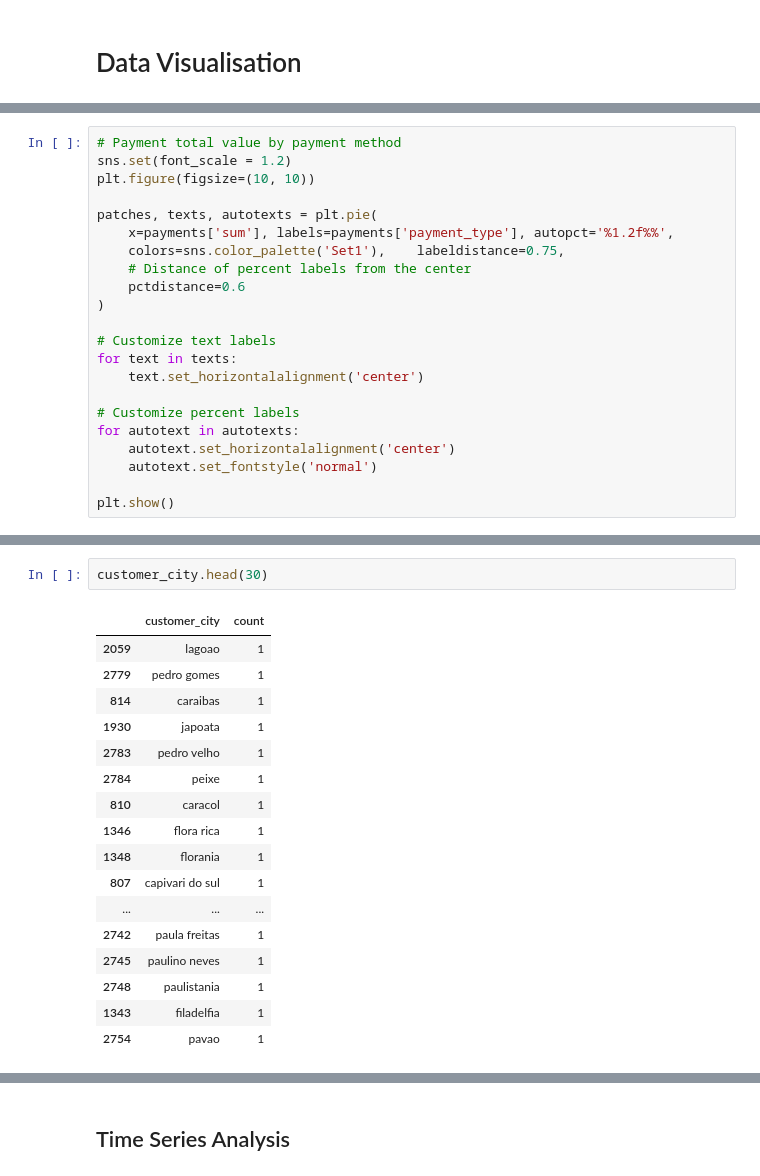
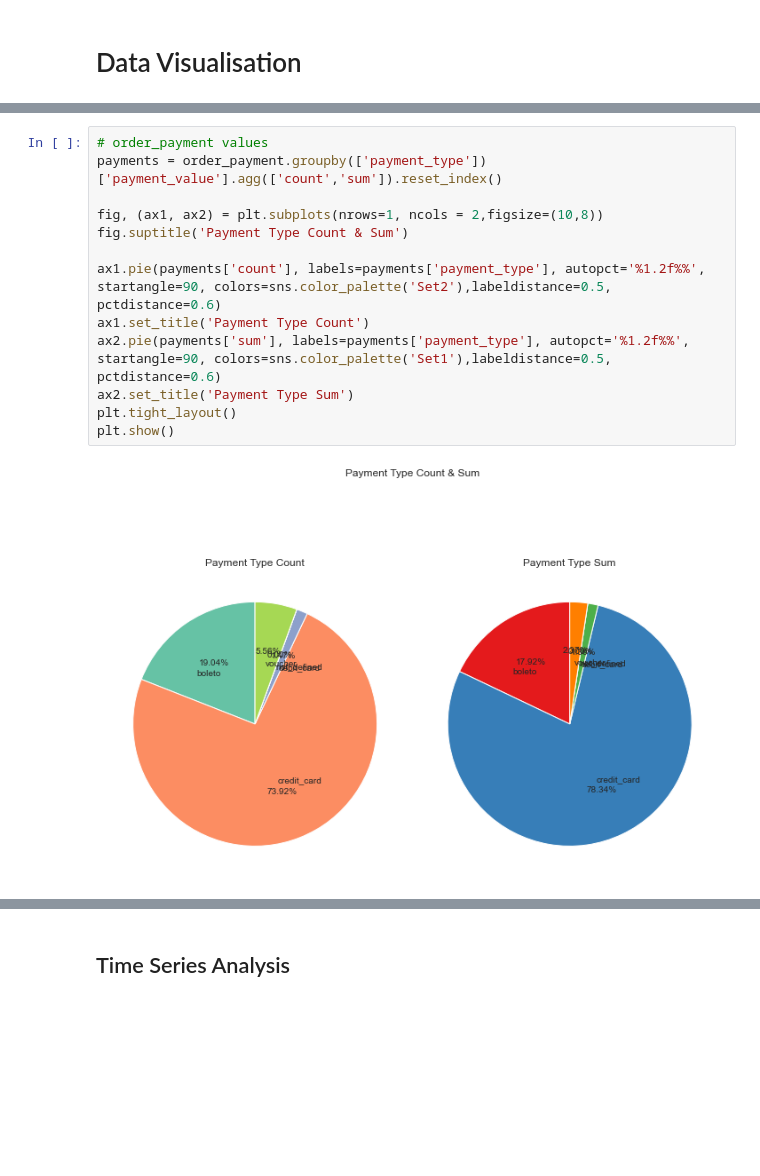
Before and after one commit to JamesLi197412/eCommerce_analysis, a Jupyter notebook: Brazillian E-Commerce.ipynb, the cells around one changed output, grey strips where cells are left out. Saved outputs shown, nothing was run; the diff lists cells and outputs as text; blank space fills up the shorter version.

```diff
--- a/Brazillian E-Commerce.ipynb
+++ b/Brazillian E-Commerce.ipynb
@@ -341,22 +318,0 @@ plt.show()
-# %%
-# Payment total value by payment method
-sns.set(font_scale = 1.2)
-plt.figure(figsize=(10, 10))
-
-patches, texts, autotexts = plt.pie(
-    x=payments['sum'], labels=payments['payment_type'], autopct='%1.2f%%',
-    colors=sns.color_palette('Set1'),    labeldistance=0.75,
-    # Distance of percent labels from the center
-    pctdistance=0.6
-)
-
-# Customize text labels
-for text in texts:
-    text.set_horizontalalignment('center')
-
-# Customize percent labels
-for autotext in autotexts:
-    autotext.set_horizontalalignment('center')
-    autotext.set_fontstyle('normal')
-
-plt.show()
@@ -391,20 +319,15 @@ customer_city.head()
-# %%
-customer_city.head(30)
-# %% [output]
-|  | customer_city | count |
-| 2059 | lagoao | 1 |
-| 2779 | pedro gomes | 1 |
-| 814 | caraibas | 1 |
-| 1930 | japoata | 1 |
-| 2783 | pedro velho | 1 |
-| 2784 | peixe | 1 |
-| 810 | caracol | 1 |
-| 1346 | flora rica | 1 |
-| 1348 | florania | 1 |
-| 807 | capivari do sul | 1 |
-| ... | ... | ... |
-| 2742 | paula freitas | 1 |
-| 2745 | paulino neves | 1 |
-| 2748 | paulistania | 1 |
-| 1343 | filadelfia | 1 |
-| 2754 | pavao | 1 |
+# %%
+# order_payment values
+payments = order_payment.groupby(['payment_type'])['payment_value'].agg(['count','sum']).reset_index()
+
+fig, (ax1, ax2) = plt.subplots(nrows=1, ncols = 2,figsize=(10,8))
+fig.suptitle('Payment Type Count & Sum')
+
+ax1.pie(payments['count'], labels=payments['payment_type'], autopct='%1.2f%%', startangle=90, colors=sns.color_palette('Set2'),labeldistance=0.5, pctdistance=0.6)
+ax1.set_title('Payment Type Count')
+ax2.pie(payments['sum'], labels=payments['payment_type'], autopct='%1.2f%%', startangle=90, colors=sns.color_palette('Set1'),labeldistance=0.5, pctdistance=0.6)
+ax2.set_title('Payment Type Sum')
+plt.tight_layout()
+plt.show()
+# %% [output]
+[figure, added]
```
Also changed, not shown: parts of 23 cells of this notebook, 1 other file.
